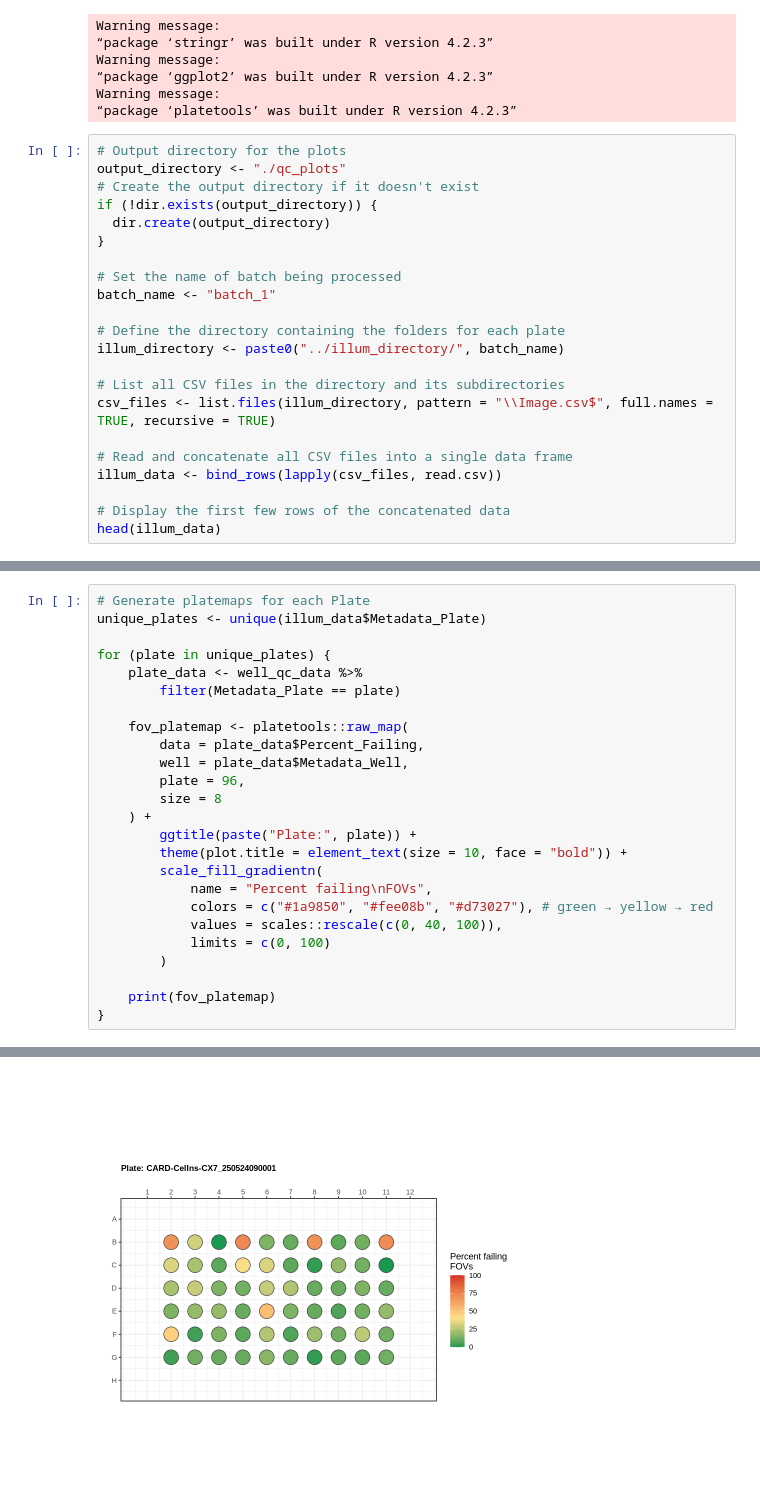
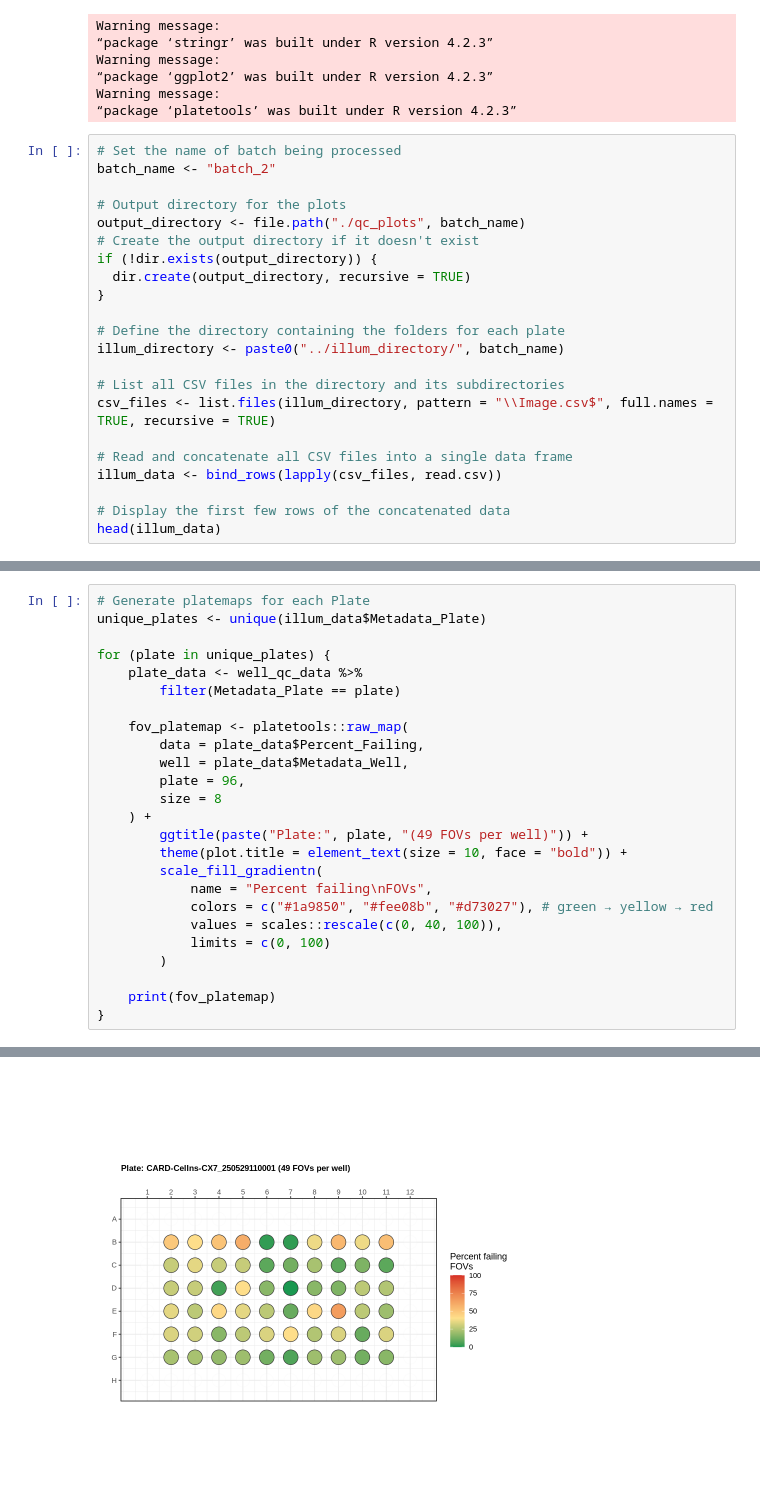
Before and after one commit to WayScience/targeted_fibrosis_drug_screen, a Jupyter notebook: 1.illumination_correction/qc_update/2.qc_platemaps.ipynb, the cells around one changed output, grey strips where cells are left out. Cells and saved outputs as stored; diff of their text form.

```diff
--- a/1.illumination_correction/qc_update/2.qc_platemaps.ipynb
+++ b/1.illumination_correction/qc_update/2.qc_platemaps.ipynb
@@ -13,15 +13,15 @@ Warning message:
 Warning message:
 “package ‘platetools’ was built under R version 4.2.3”
 # %%
+# Set the name of batch being processed
+batch_name <- "batch_2"
+
 # Output directory for the plots
-output_directory <- "./qc_plots"
+output_directory <- file.path("./qc_plots", batch_name)
 # Create the output directory if it doesn't exist
 if (!dir.exists(output_directory)) {
-  dir.create(output_directory)
+  dir.create(output_directory, recursive = TRUE)
 }
-
-# Set the name of batch being processed
-batch_name <- "batch_1"
 
 # Define the directory containing the folders for each plate
 illum_directory <- paste0("../illum_directory/", batch_name)
@@ -80,7 +80,7 @@ for (plate in unique_plates) {
         plate = 96,
         size = 8
     ) +
-        ggtitle(paste("Plate:", plate)) +
+        ggtitle(paste("Plate:", plate, "(49 FOVs per well)")) +
         theme(plot.title = element_text(size = 10, face = "bold")) +
         scale_fill_gradientn(
             name = "Percent failing\nFOVs",
@@ -97 +97 @@ for (plate in unique_plates) {
-[figure, old version]
+[figure, new version]
```
Also changed, not shown: parts of 5 cells of this notebook, 18 other files.
